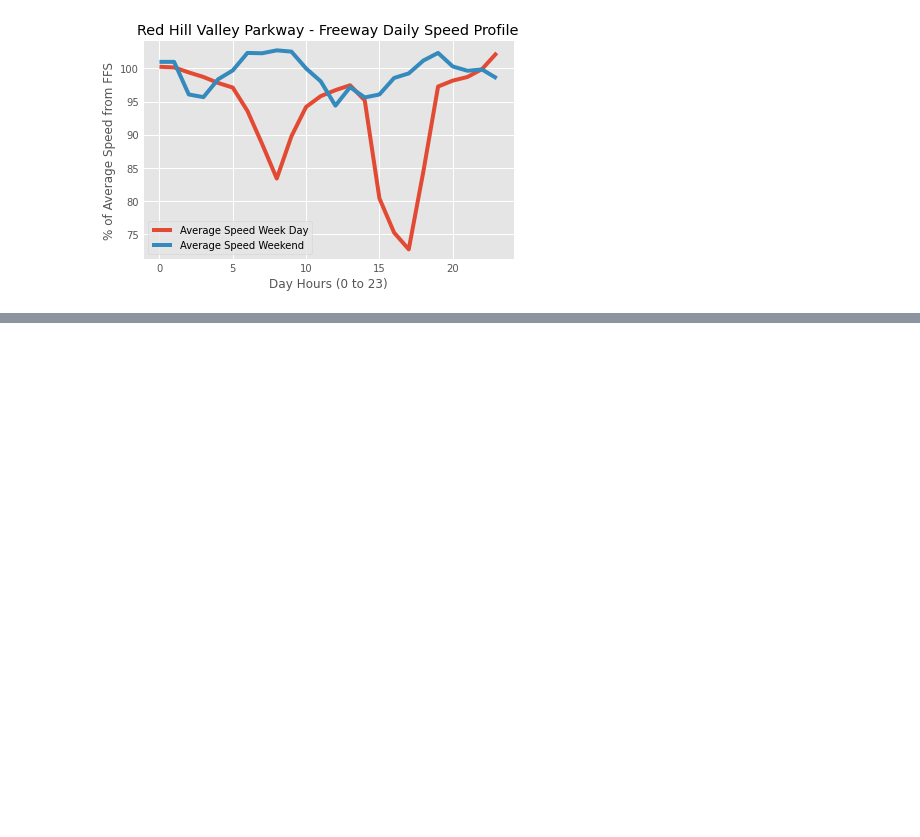
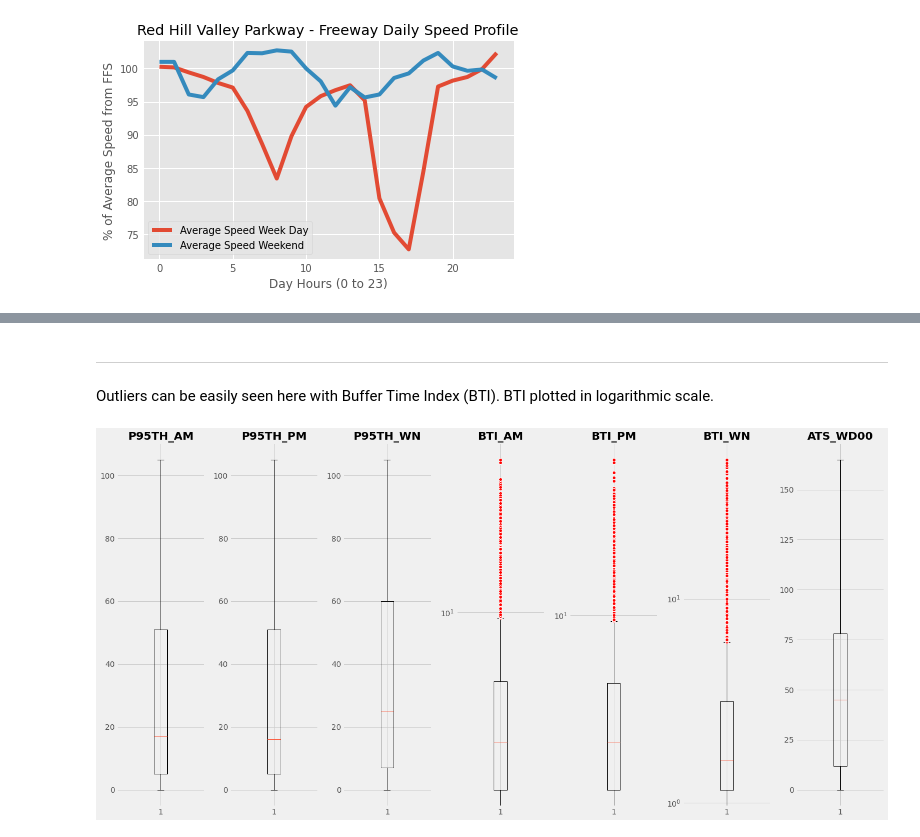
Before and after one commit to ilyasbh/CIND820, a Jupyter notebook: CIND820_Project_IB.ipynb, the cells around one changed output, grey strips where cells are left out. Saved outputs shown, nothing was run; the diff lists cells and outputs as text; code cells hidden in the pictures; blank space fills up the shorter version.

```diff
--- a/CIND820_Project_IB.ipynb
+++ b/CIND820_Project_IB.ipynb
@@ -751,0 +1010,19 @@ More and more data shows me that the congestion might not be where initially ass
+# %% [markdown]
+---
+Outliers can be easily seen here with Buffer Time Index (BTI). BTI plotted in logarithmic scale.
+# %%
+red_circ = dict(markerfacecolor = 'red', marker = 'o', markeredgecolor = 'white')
+
+fig, ibh = plt.subplots(1, len(df4c_sub3.columns), figsize = (20, 10))
+
+for i, ib in enumerate(ibh.flat):
+    ib.boxplot(df4c_sub3.iloc[:,i], flierprops = red_circ)
+    ib.set_title(df4c_sub3.columns[i], fontsize = 20, fontweight = 'bold')
+    ib.tick_params(axis = 'y', labelsize = 14)
+
+    if df4c_sub3.columns[i] == 'BTI_AM' or df4c_sub3.columns[i] == 'BTI_PM' or df4c_sub3.columns[i] == 'BTI_WN':
+        ib.semilogy()
+
+plt.tight_layout()
+# %% [output]
+[figure, added]
```
Also changed, not shown: parts of 153 cells of this notebook.
